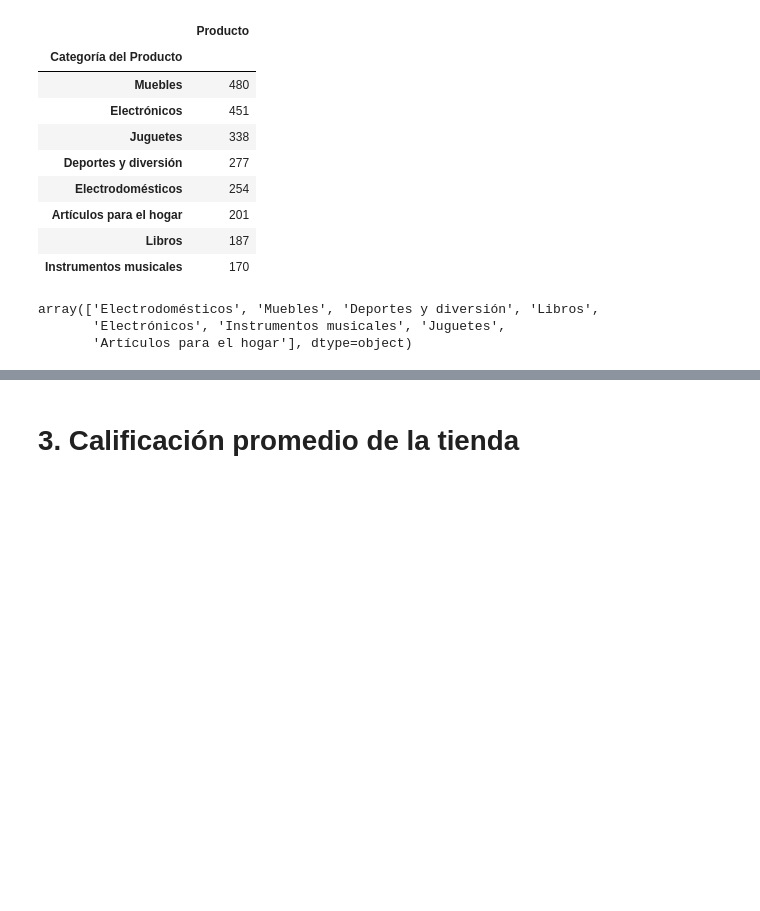
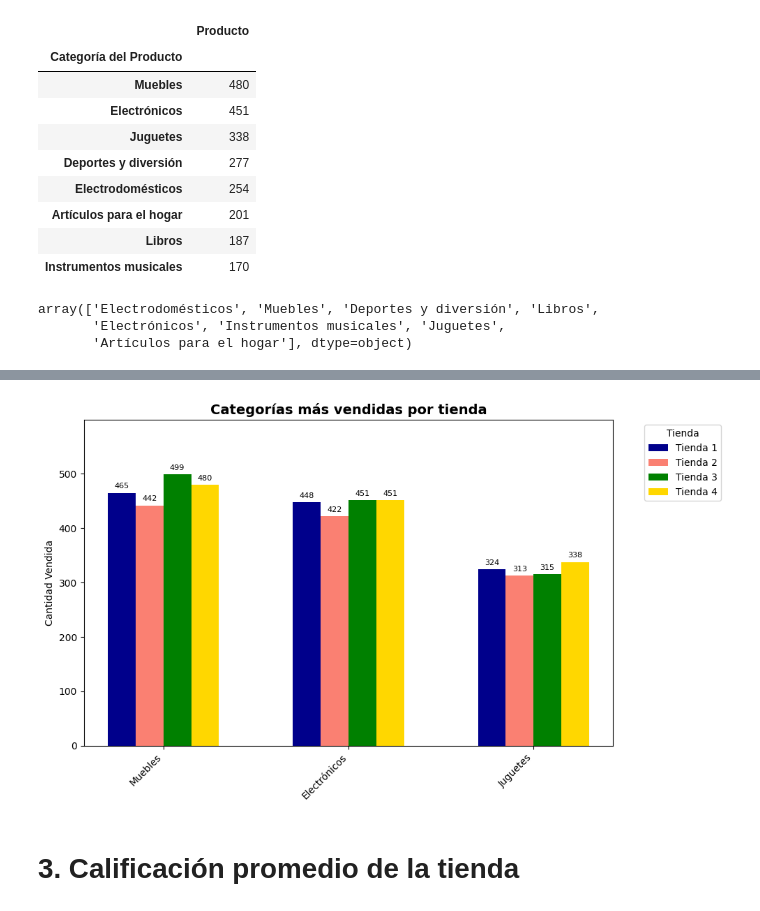
Before and after one commit to JGP-Code/Challenge_Alura_Store_Colab, a Jupyter notebook: AluraStoreLatam.ipynb, the cells around one changed output, grey strips where cells are left out. Cells and saved outputs as stored; diff of their text form; code cells hidden in the pictures; blank space fills up the shorter version.

```diff
--- a/AluraStoreLatam.ipynb
+++ b/AluraStoreLatam.ipynb
@@ -137,3 +185,22 @@ tienda4['Categoría del Producto'].unique()
 array(['Electrodomésticos', 'Muebles', 'Deportes y diversión', 'Libros',
        'Electrónicos', 'Instrumentos musicales', 'Juguetes',
        'Artículos para el hogar'], dtype=object)
+# %%
+# Asegúrate de que cada DataFrame tenga columnas bien definidas
+mas_vend_t1 = mas_vend_t1.reset_index()
+mas_vend_t2 = mas_vend_t2.reset_index()
+mas_vend_t3 = mas_vend_t3.reset_index()
+mas_vend_t4 = mas_vend_t4.reset_index()
+
+mas_vend_t1['Tienda'] = 'Tienda 1'
+mas_vend_t2['Tienda'] = 'Tienda 2'
+mas_vend_t3['Tienda'] = 'Tienda 3'
+mas_vend_t4['Tienda'] = 'Tienda 4'
+
+cat_mas_ventas = pd.concat([
+    mas_vend_t1.head(3),
+    mas_vend_t2.head(3),
+    mas_vend_t3.head(3),
+    mas_vend_t4.head(3)
+])
+cat_mas_ventas
@@ -140,3 +221,44 @@ array(['Electrodomésticos', 'Muebles', 'Deportes y diversión', 'Libros',
+# %%
+#Gráfico para más ventas por categoria en todas las tiendas
+import matplotlib.pyplot as plt
+import numpy as np
+
+# Extraemos las categorías únicas en el orden que aparecen
+categorias = cat_mas_ventas['Categoría del Producto'].unique()
+x = np.arange(len(categorias))  # posiciones base para cada categoría
+
+colores = ['darkblue', 'salmon', 'green', 'gold']
+
+width = 0.15  # ancho de cada barra
+
+fig, ax = plt.subplots(figsize=(10, 6))
+
+# Dibujar una barra por tienda usando la lista 'nombres'
+for i, tienda in enumerate(nombres):
+    offset = width * i
+    # Filtrar datos por tienda
+    datos_tienda = cat_mas_ventas[cat_mas_ventas['Tienda'] == tienda]
+    # Alinear cantidades con el orden de categorías
+    cantidades = [datos_tienda[datos_tienda['Categoría del Producto'] == cat]['Producto'].sum() for cat in categorias]
+    rects = ax.bar(x + offset, cantidades, width, label=tienda, color=colores[i])
+
+# Añadir etiquetas
+    ax.bar_label(rects, padding=3, fontsize=8)
+
+
+
+# Etiquetas y formato
+ax.set_ylabel('Cantidad Vendida')
+ax.set_title('Categorías más vendidas por tienda', fontsize=14, fontweight='bold')
+ax.set_xticks(x + width * (len(nombres) - 1) / 2)
+ax.set_xticklabels(categorias, rotation=45, ha='right')
+ax.legend(title='Tienda', bbox_to_anchor=(1.05, 1), loc='upper left')
+ax.set_ylim(0, cat_mas_ventas['Producto'].max() * 1.2)
+
+plt.tight_layout()
+plt.show()
+# %% [output]
+[figure, added]
 # %% [markdown]
 # 3. Calificación promedio de la tienda
 # %% [markdown]
```
Also changed, not shown: parts of 21 cells of this notebook.
